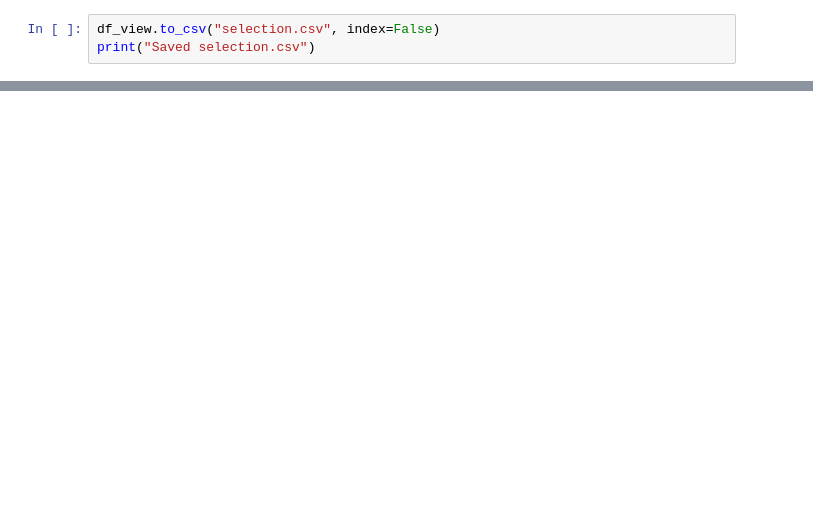
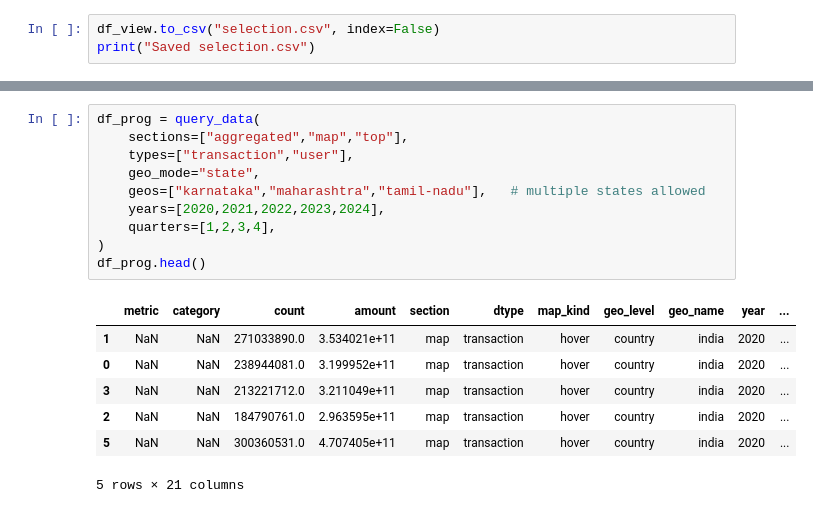
Before and after one commit to shamiya829/pulse, a Jupyter notebook: conversion.ipynb, the cells around one changed output, grey strips where cells are left out. Drawn from its saved outputs; the diff is of its cells as text; blank space fills up the shorter version.

```diff
--- a/conversion.ipynb
+++ b/conversion.ipynb
@@ -359,0 +403,18 @@ print("Saved selection.csv")
+# %%
+df_prog = query_data(
+    sections=["aggregated","map","top"],
+    types=["transaction","user"],
+    geo_mode="state",
+    geos=["karnataka","maharashtra","tamil-nadu"],   # multiple states allowed
+    years=[2020,2021,2022,2023,2024],
+    quarters=[1,2,3,4],
+)
+df_prog.head()
+# %% [output]
+|  | metric | category | count | amount | section | dtype | map_kind | geo_level | geo_name | year | ... |
+| 1 | NaN | NaN | 271033890.0 | 3.534021e+11 | map | transaction | hover | country | india | 2020 | ... |
+| 0 | NaN | NaN | 238944081.0 | 3.199952e+11 | map | transaction | hover | country | india | 2020 | ... |
+| 3 | NaN | NaN | 213221712.0 | 3.211049e+11 | map | transaction | hover | country | india | 2020 | ... |
+| 2 | NaN | NaN | 184790761.0 | 2.963595e+11 | map | transaction | hover | country | india | 2020 | ... |
+| 5 | NaN | NaN | 300360531.0 | 4.707405e+11 | map | transaction | hover | country | india | 2020 | ... |
+5 rows × 21 columns
```
Also changed, not shown: parts of 5 cells of this notebook.
